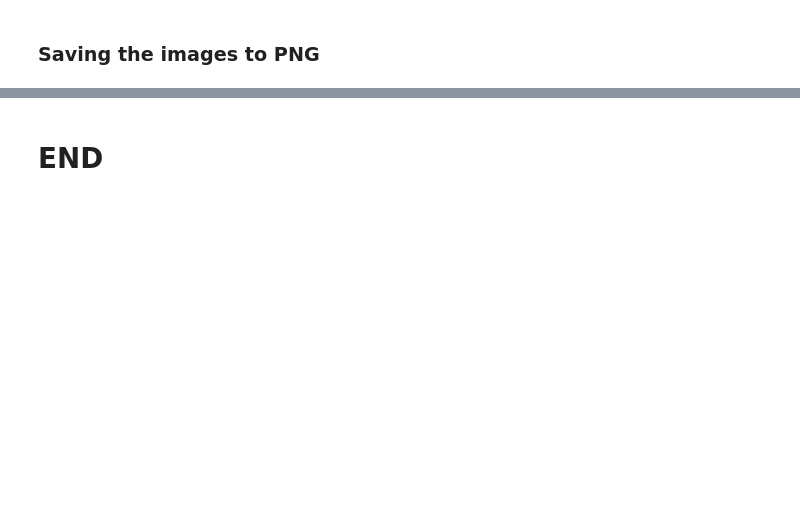
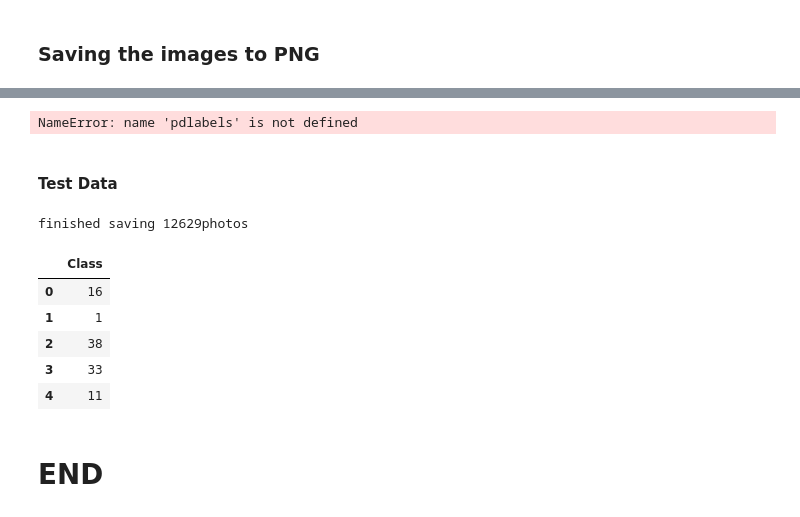
Before and after one commit to mehrotrasan16/NoisyGANMisclassifier, a Jupyter notebook: GTRSB_DataPreprocessing.ipynb, the cells around one changed output, grey strips where cells are left out. Saved outputs shown, nothing was run; the diff lists cells and outputs as text; code cells hidden in the pictures; blank space fills up the shorter version.

```diff
--- a/GTRSB_CNN.ipynb
+++ b/GTRSB_DataPreprocessing.ipynb
@@ -132,5 +132,22 @@ for l, c in label_counts:
 210      37      Go straight or left
 # %% [markdown]
 ### Test Dataset
+# %%
+def readTrafficSignsTest(rootpath):
+    images = []
+    labels = []
+
+    gtFile = open(rootpath + '/GT-final_test.csv')
+    print(gtFile)
+    gtReader = csv.reader(gtFile,delimiter=';')
+    print("Headers: ", gtReader.__next__())
+
+    for row in gtReader:
+        images.append(plt.imread(rootpath + '/' + row[0]))
+        labels.append(row[7])
+
+    gtFile.close()
+
+    return images,labels
 # %%
 test_path=".\GTSRB_Test\Final_Test\Images"
@@ -287,0 +360,4 @@ history = model.fit(trainPadTensor, trainLabels, epochs=10,
+# %%
+pdlabels.head()
+# %% [output]
+NameError: name 'pdlabels' is not defined
@@ -287,0 +366,25 @@ history = model.fit(trainPadTensor, trainLabels, epochs=10,
+# %% [markdown]
+#### Test Data
+# %%
+for i in range(len(testPadTensor)):
+    try:
+        path = './test-pngs/' + str(i) + '.png'
+        tf.keras.preprocessing.image.save_img(path, testPadTensor[i], scale=True) ## already scales the images to between 0-255 so the next step is redundant
+    except Exception as e:
+        print(i, testPadTensor[i].shape, e.message)
+    if i == len(testPadTensor) - 1:
+        print("finished saving " + str(i) + " photos")
+# %% [output]
+finished saving 12629photos
+# %%
+#Save the labels too!
+pdlabels = pd.DataFrame(testLabels,columns=['Class'])
+# %%
+pdlabels.head()
+# %% [output]
+|  | Class |
+| 0 | 16 |
+| 1 | 1 |
+| 2 | 38 |
+| 3 | 33 |
+| 4 | 11 |
```
Also changed, not shown: parts of 23 cells of this notebook, 5 other files.
